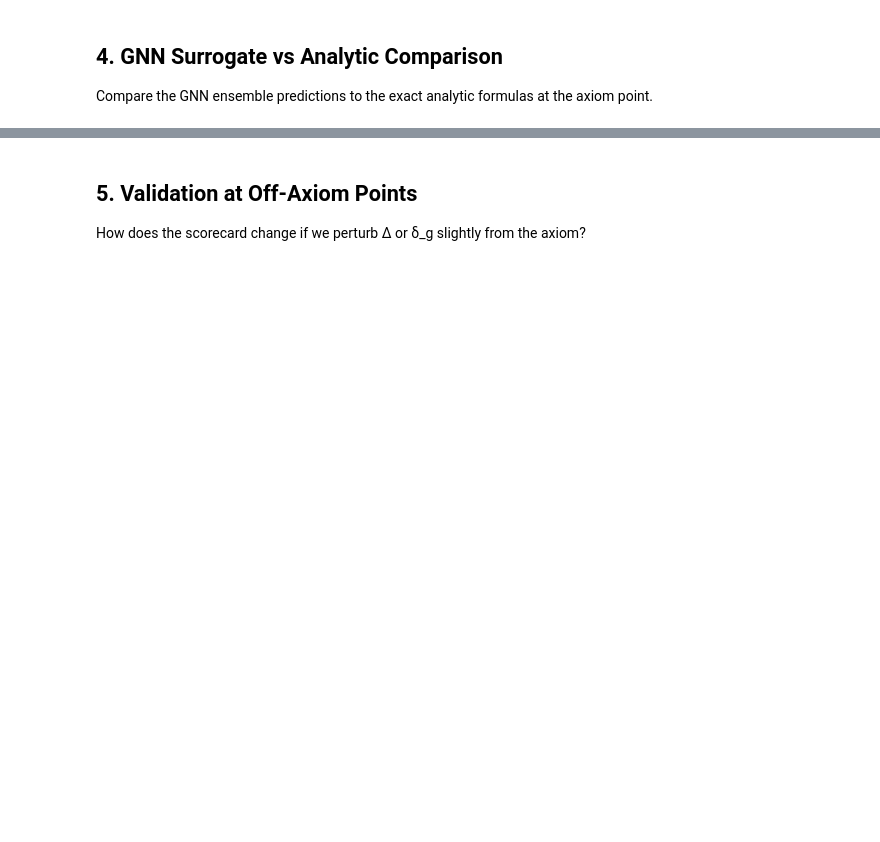
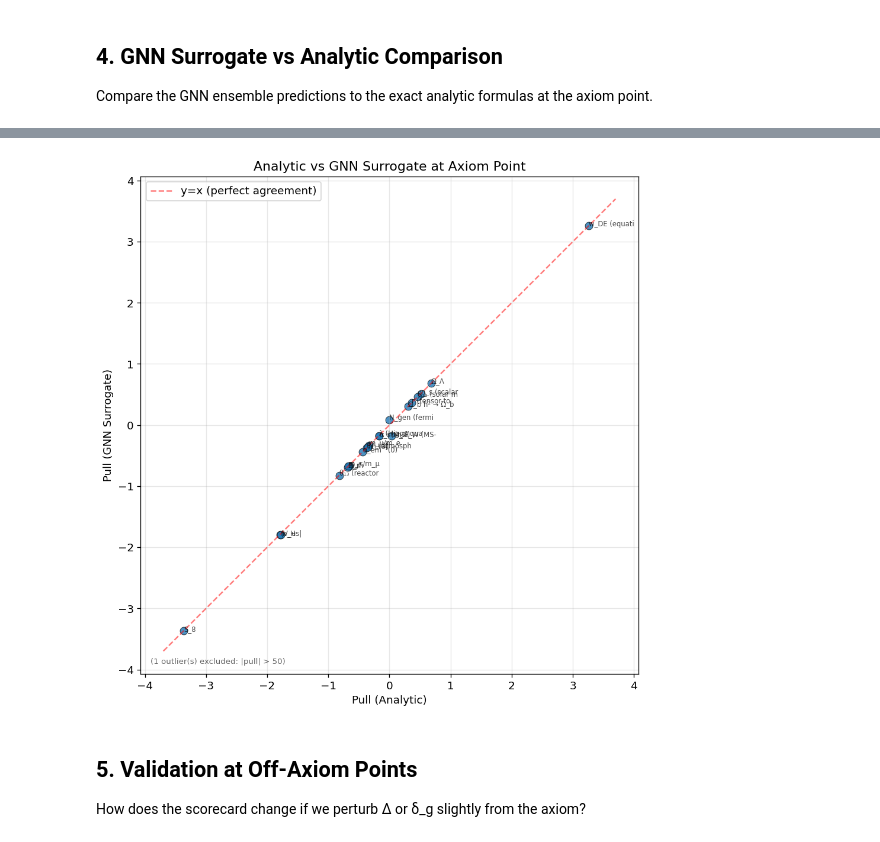
Before and after one commit to cosmologicmind/sdgft-ml-toolkit, a Jupyter notebook: notebooks/03_experimental_validation.ipynb, the cells around one changed output, grey strips where cells are left out. Drawn from its saved outputs; the diff is of its cells as text; code cells hidden in the pictures; blank space fills up the shorter version.

```diff
--- a/notebooks/03_experimental_validation.ipynb
+++ b/notebooks/03_experimental_validation.ipynb
@@ -202,26 +251,35 @@ display(df_compare.style.format({
 # %%
-# Scatter: analytic pull vs GNN pull
+# Scatter: analytic pull vs GNN pull (exclude extreme outliers for readability)
+df_plot = df_compare[df_compare["Pull (GNN)"].abs() < 50].copy()
+
 fig, ax = plt.subplots(figsize=(8, 8))
-ax.scatter(df_compare["Pull (analytic)"], df_compare["Pull (GNN)"],
+ax.scatter(df_plot["Pull (analytic)"], df_plot["Pull (GNN)"],
            s=60, alpha=0.8, edgecolors="black", lw=0.5)
 
-for _, row in df_compare.iterrows():
+for _, row in df_plot.iterrows():
     ax.annotate(row["Observable"][:12],
                 (row["Pull (analytic)"], row["Pull (GNN)"]),
                 fontsize=7, alpha=0.7)
 
 lim = max(abs(ax.get_xlim()[0]), abs(ax.get_xlim()[1]),
           abs(ax.get_ylim()[0]), abs(ax.get_ylim()[1]))
 ax.plot([-lim, lim], [-lim, lim], 'r--', alpha=0.5, label='y=x (perfect agreement)')
 ax.set_xlabel("Pull (Analytic)")
 ax.set_ylabel("Pull (GNN Surrogate)")
 ax.set_title("Analytic vs GNN Surrogate at Axiom Point")
 ax.legend()
 ax.set_aspect('equal')
 ax.grid(True, alpha=0.3)
 
+n_excluded = len(df_compare) - len(df_plot)
+if n_excluded:
+    ax.text(0.02, 0.02, f"({n_excluded} outlier(s) excluded: |pull| > 50)",
+            transform=ax.transAxes, fontsize=8, alpha=0.6)
+
 plt.tight_layout()
 plt.show()
+# %% [output]
+[figure, added]
 # %% [markdown]
 ## 5. Validation at Off-Axiom Points
 
```
Also changed, not shown: parts of 8 cells of this notebook, 14 other files.
